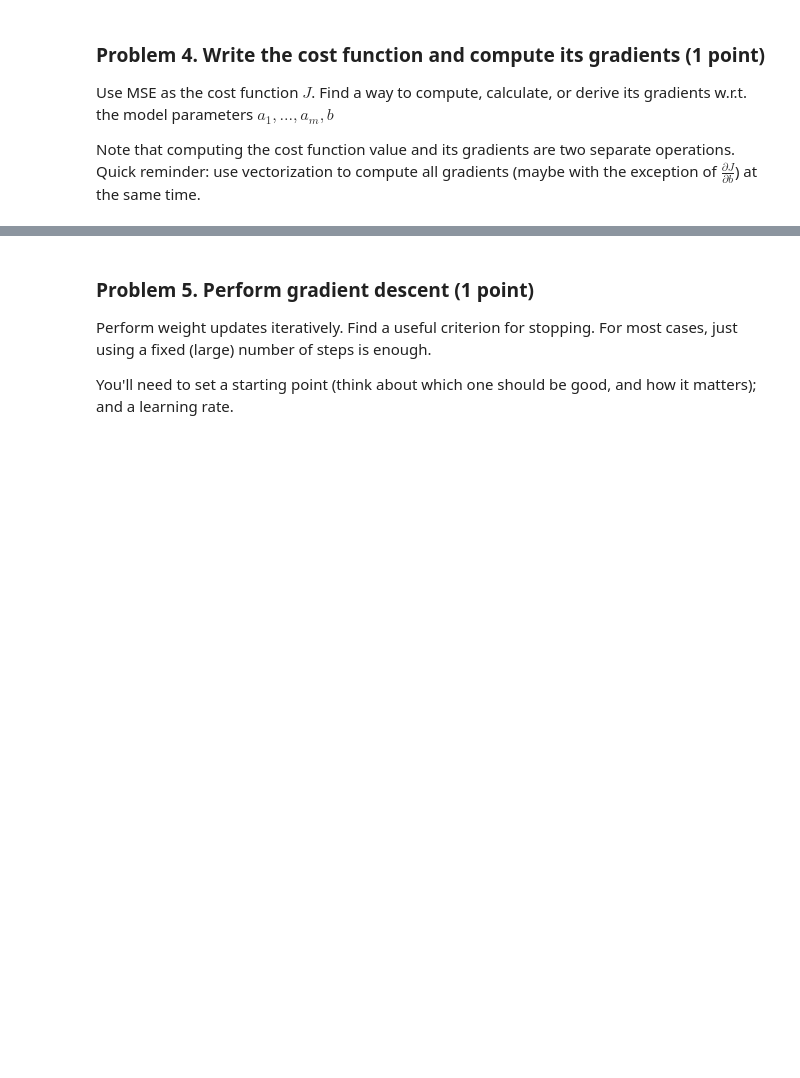
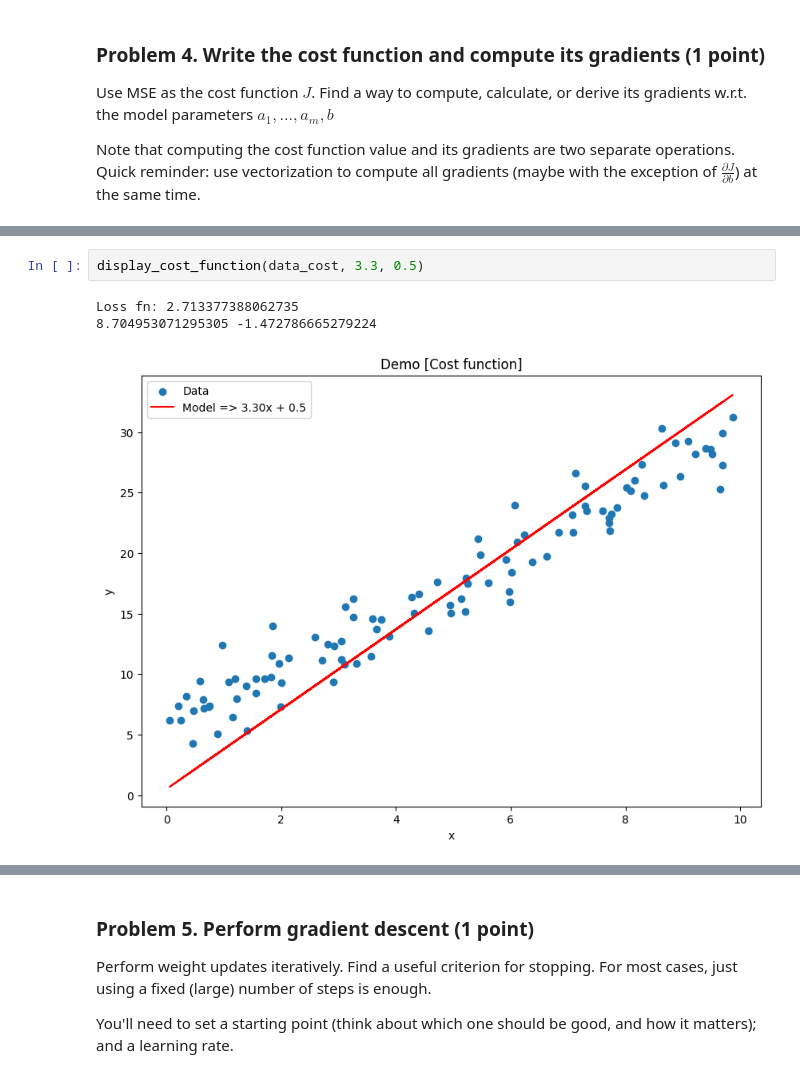
Before and after one commit to plamensve/Data_Science_Upskill_Softuni, a Jupyter notebook: 08_regression_models/Regression Models Lab.ipynb, the cells around one changed output, grey strips where cells are left out. Cells and saved outputs as stored; diff of their text form; blank space fills up the shorter version.

```diff
--- a/08_regression_models/Regression Models Lab.ipynb
+++ b/08_regression_models/Regression Models Lab.ipynb
@@ -394,0 +305,6 @@ MAE: 10.96657983870142
+# %%
+display_cost_function(data_cost, 3.3, 0.5)
+# %% [output]
+Loss fn: 2.713377388062735
+8.704953071295305 -1.472786665279224
+[figure, added]
```
Also changed, not shown: parts of 23 cells of this notebook, 1 other file.
